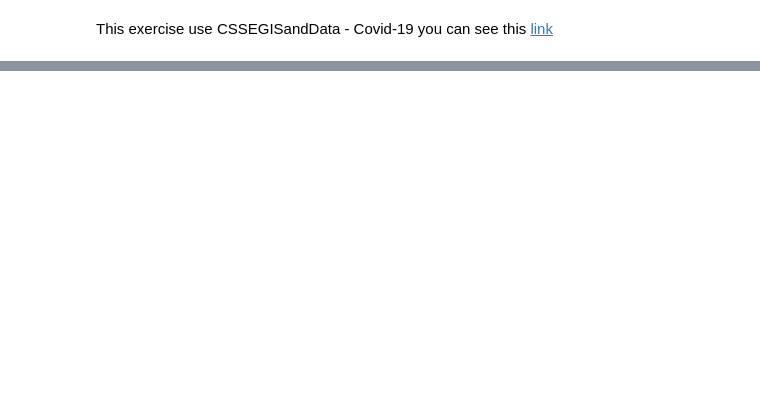
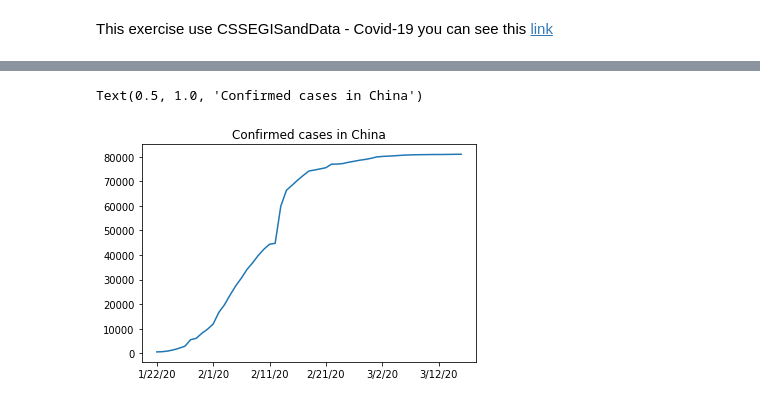
Before and after one commit to kaiocesar/data-science-health, a Jupyter notebook: Data-Science-Health.ipynb, the cells around one changed output, grey strips where cells are left out. Saved outputs shown, nothing was run; the diff lists cells and outputs as text; code cells hidden in the pictures; blank space fills up the shorter version.

```diff
--- a/Data-Science-Health.ipynb
+++ b/Data-Science-Health.ipynb
@@ -24,0 +42,6 @@ confirmed_cases[4:]#[confirmed_cases['Country/Region'] == 'Brazil'][4:]
+# %%
+confirmed_by_country.loc["China"][2:].plot()
+plt.title("Confirmed cases in China")
+# %% [output]
+Text(0.5, 1.0, 'Confirmed cases in China')
+[figure, added]
```
Also changed, not shown: parts of 10 cells of this notebook, 1 other file.
